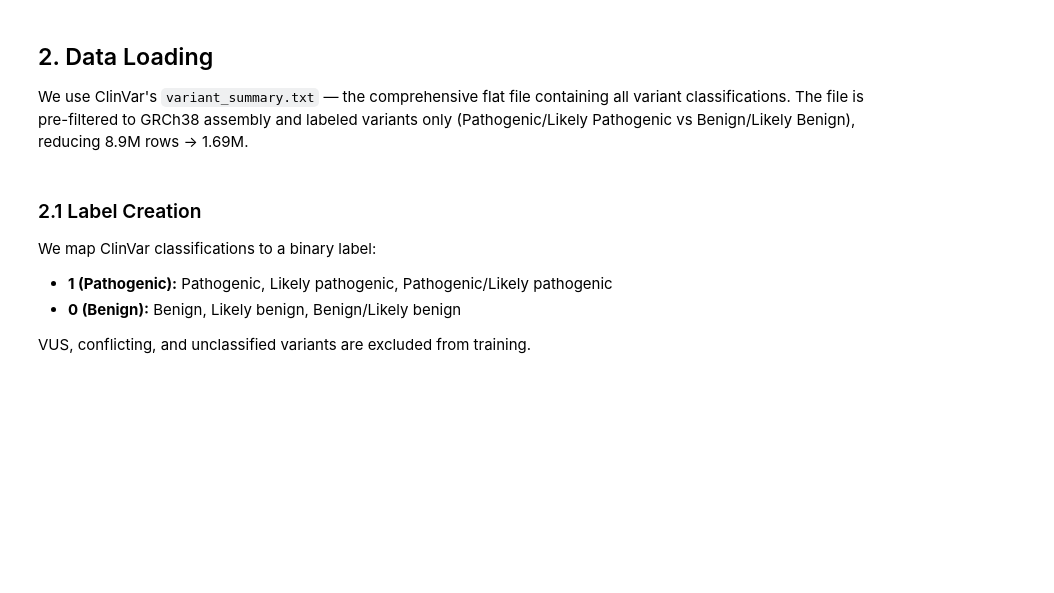
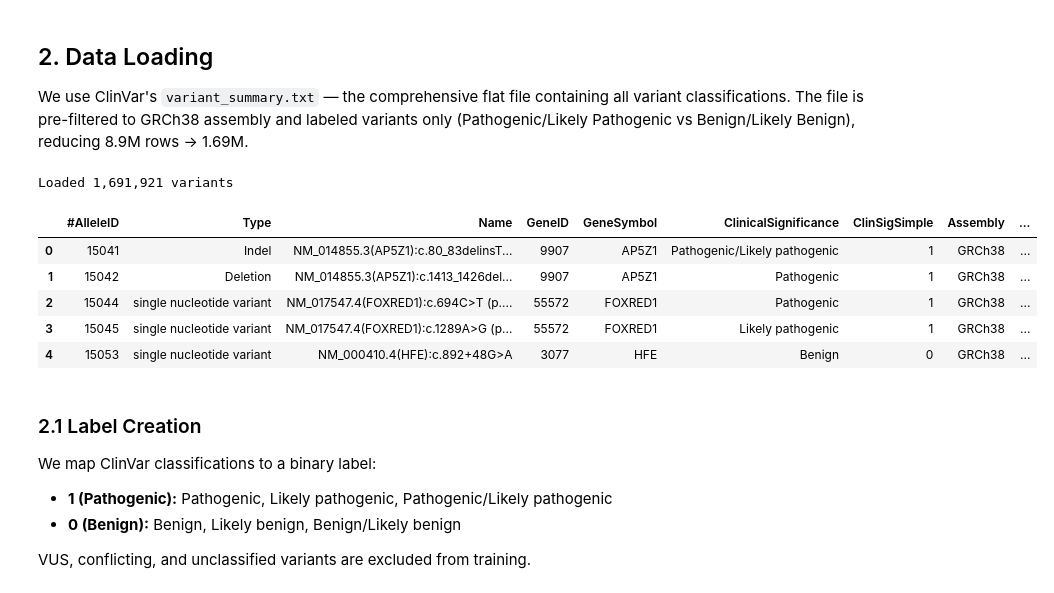
Before and after one commit to skerk001/genomicsgpt, a Jupyter notebook: notebooks/03_model_training.ipynb, the cells around one changed output. Cells and saved outputs as stored; diff of their text form; code cells hidden in the pictures; blank space fills up the shorter version.

```diff
--- a/notebooks/03_model_training.ipynb
+++ b/notebooks/03_model_training.ipynb
@@ -55,26 +57,34 @@ We use ClinVar's `variant_summary.txt` — the comprehensive flat file containin
 # %%
 # Load pre-filtered ClinVar data
 # To reproduce: download variant_summary.txt.gz from
 # https://ftp.ncbi.nlm.nih.gov/pub/clinvar/tab_delimited/variant_summary.txt.gz
 # then filter to GRCh38 + labeled classifications
 
-DATA_PATH = 'data/raw/clinvar_labeled.tsv'  # Adjust path as needed
+DATA_PATH = r"clinvar_labeled.tsv"  # Adjust path as needed
 
 cols = [
     '#AlleleID', 'Type', 'Name', 'GeneID', 'GeneSymbol',
     'ClinicalSignificance', 'ClinSigSimple', 'Assembly',
     'Chromosome', 'Start', 'Stop',
     'ReferenceAllele', 'AlternateAllele',
     'ReviewStatus', 'NumberSubmitters', 'VariationID',
     'PositionVCF', 'ReferenceAlleleVCF', 'AlternateAlleleVCF',
 ]
 
 df = pd.read_csv(DATA_PATH, sep='\t', usecols=cols,
                   dtype={'Chromosome': str, 'Start': 'Int64', 'Stop': 'Int64'},
                   low_memory=False)
 
 print(f'Loaded {len(df):,} variants')
 df.head()
+# %% [output]
+Loaded 1,691,921 variants
+|  | #AlleleID | Type | Name | GeneID | GeneSymbol | ClinicalSignificance | ClinSigSimple | Assembly | ... |
+| 0 | 15041 | Indel | NM_014855.3(AP5Z1):c.80_83delinsT... | 9907 | AP5Z1 | Pathogenic/Likely pathogenic | 1 | GRCh38 | ... |
+| 1 | 15042 | Deletion | NM_014855.3(AP5Z1):c.1413_1426del... | 9907 | AP5Z1 | Pathogenic | 1 | GRCh38 | ... |
+| 2 | 15044 | single nucleotide variant | NM_017547.4(FOXRED1):c.694C>T (p.... | 55572 | FOXRED1 | Pathogenic | 1 | GRCh38 | ... |
+| 3 | 15045 | single nucleotide variant | NM_017547.4(FOXRED1):c.1289A>G (p... | 55572 | FOXRED1 | Likely pathogenic | 1 | GRCh38 | ... |
+| 4 | 15053 | single nucleotide variant | NM_000410.4(HFE):c.892+48G>A | 3077 | HFE | Benign | 0 | GRCh38 | ... |
 # %% [markdown]
 ### 2.1 Label Creation
 
```
Also changed, not shown: parts of 26 cells of this notebook.
